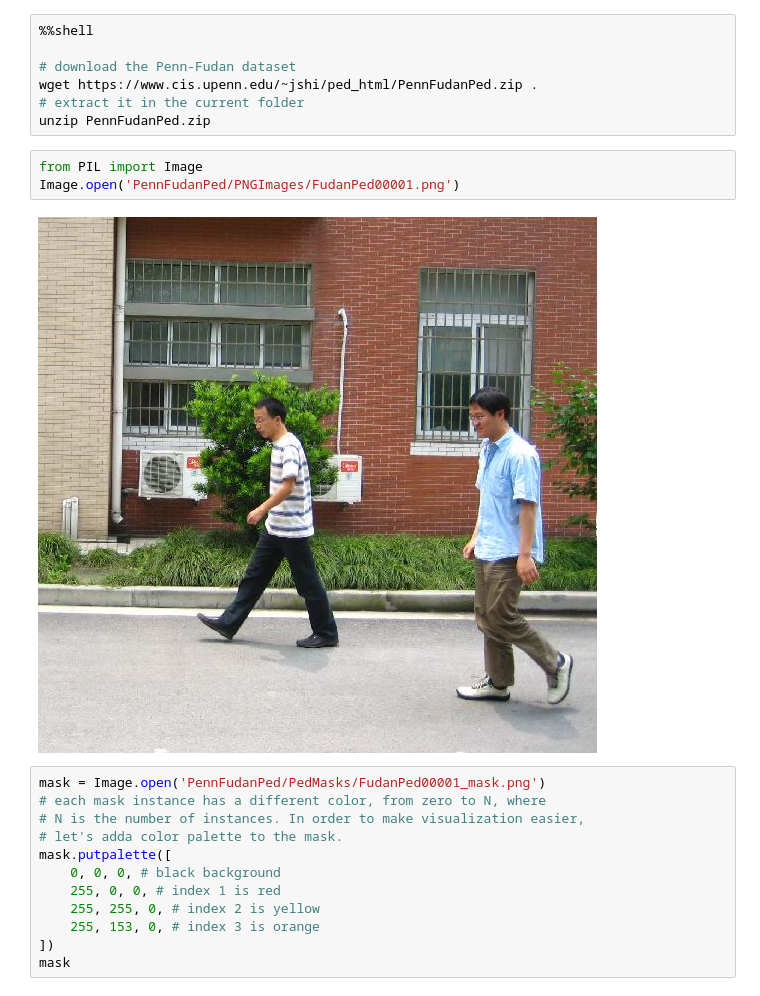
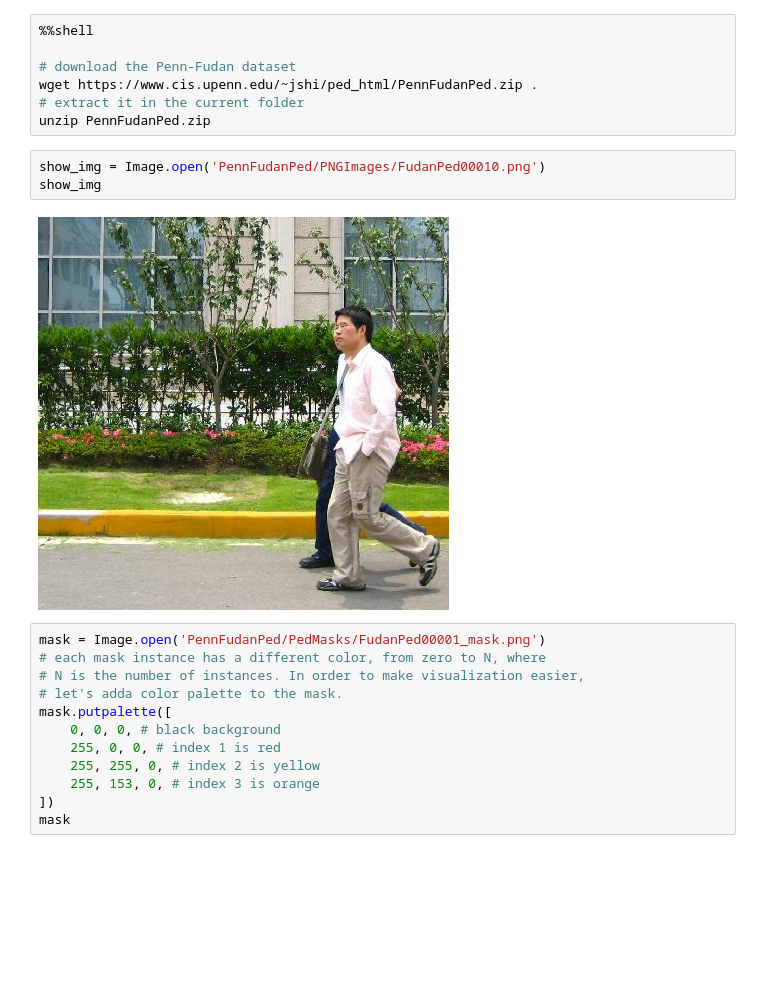
Before and after one commit to Abby263/cv-projects, a Jupyter notebook: Pedestrian_Detection.ipynb, the cells around one changed output. Drawn from its saved outputs; the diff is of its cells as text; blank space fills up the shorter version.

```diff
--- a/Pedestrian_Detection.ipynb
+++ b/Pedestrian_Detection.ipynb
@@ -69,10 +100,10 @@ wget https://www.cis.upenn.edu/~jshi/ped_html/PennFudanPed.zip .
 # extract it in the current folder
 unzip PennFudanPed.zip
 # %%
-from PIL import Image
-Image.open('PennFudanPed/PNGImages/FudanPed00001.png')
+show_img = Image.open('PennFudanPed/PNGImages/FudanPed00010.png')
+show_img
 # %% [output]
-[figure, old version]
+[figure, new version]
 # %%
 mask = Image.open('PennFudanPed/PedMasks/FudanPed00001_mask.png')
 # each mask instance has a different color, from zero to N, where
```
Also changed, not shown: parts of 14 cells of this notebook.
